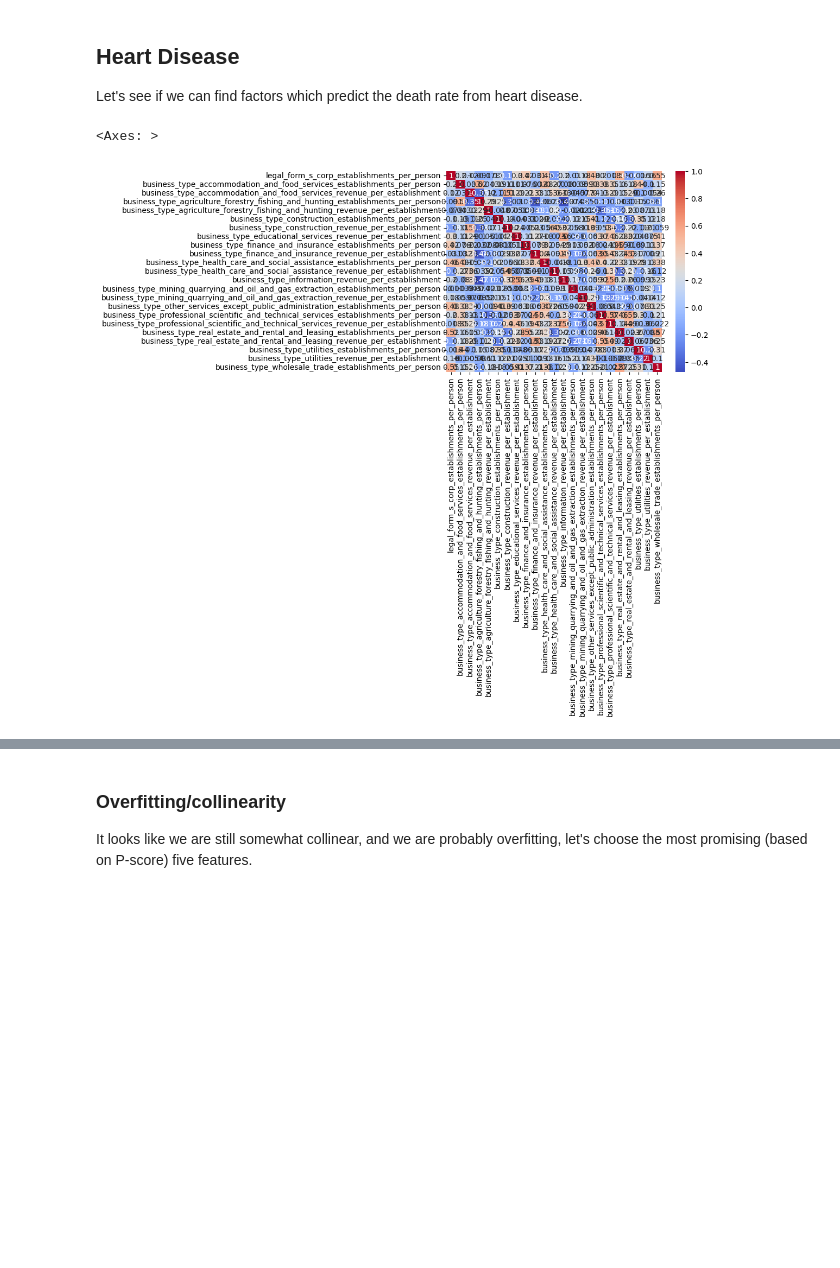
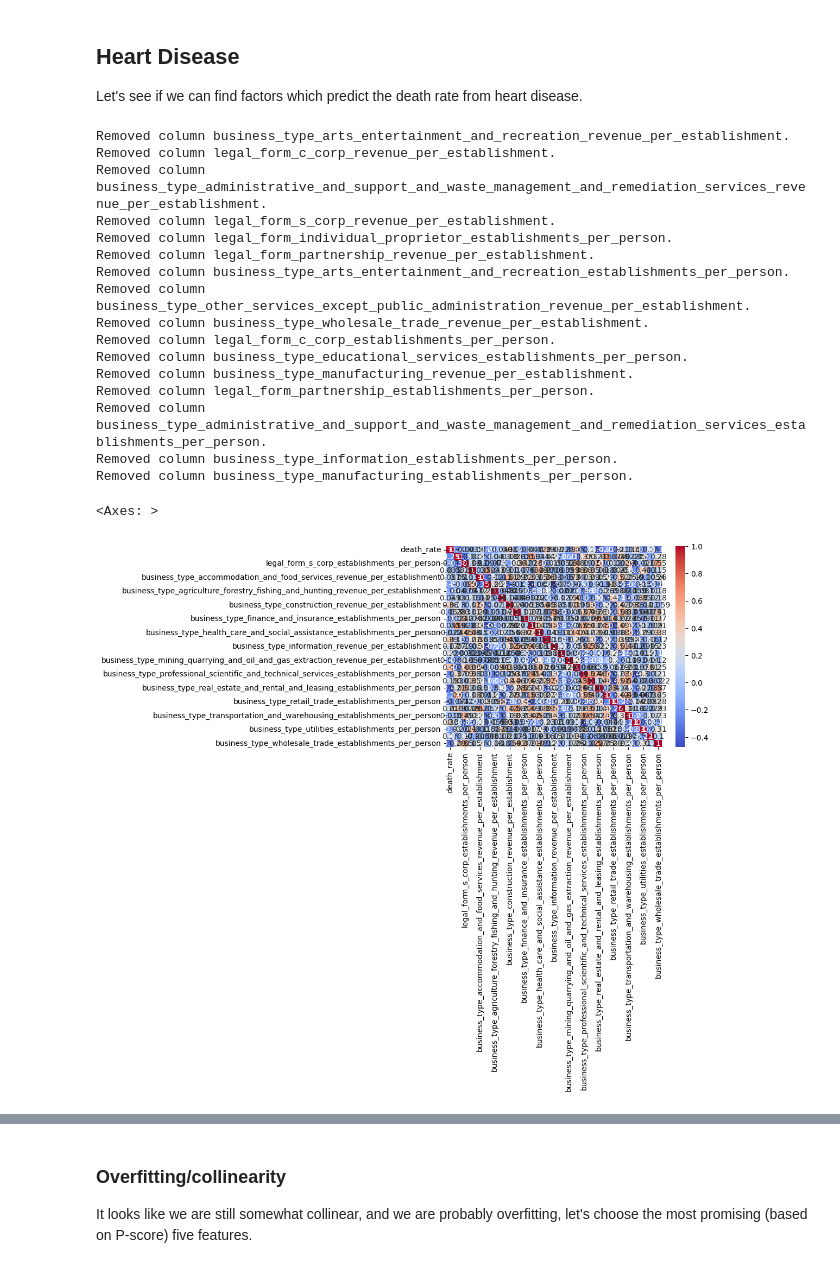
Before and after one commit to jsf80238/data_science, a Jupyter notebook: notebooks/death_rate.ipynb, the cells around one changed output, grey strips where cells are left out. Cells and saved outputs as stored; diff of their text form; code cells hidden in the pictures; blank space fills up the shorter version.

```diff
--- a/notebooks/death_rate.ipynb
+++ b/notebooks/death_rate.ipynb
@@ -578,12 +621,5 @@ business_df[~mask]
 # %%
-# So, we have _business_type_ values like '31-33' and '48-49'.
-naic_survey_dict = dict()
-with open("../data_files/naics_codes.csv", newline="") as reader:
-    csv_reader = csv.DictReader(reader)
-    for row in csv_reader:
-        if "-" in row["Code"]:
-            survey_dict[row["Code"]] = row["Name"]
-
-import pprint
-pprint.pprint(naic_survey_dict)
+for key, value in business_type_dict.items():
+    if "-" in key:
+        print(key, value)
 # %% [output]
@@ -628,7 +662,7 @@ Although somewhat arbitrary, the 2-digit codes make the most sense to me.
 
 And we need to include codes with dashes, because those will be treated as two-digit codes.
 # %%
-mask = (business_df["business_type"].str.len() == 2) | ("-" business_df["business_type"].str.contains("-"))
+mask = (business_df["business_type"].str.len() == 2) | (business_df["business_type"].str.contains("-"))
 business_df = business_df[mask]
 print(business_df.shape)
 business_df.head(2)
@@ -1268,7 +1269,7 @@ def get_non_collinear_features(
     ) -> list:
     while True:
         is_pair_found = False
-        X = this_df[feature_list]
+        X = frame[feature_list]
         correlation_matrix = X.corr()
 
         candidate_pair_list = list()
@@ -1301,20 +1302,36 @@ Let's see if we can find factors which predict the death rate from heart disease
 # %%
 threshold = 0.6  # Set the threshold for collinearity
 
 heart_disease_df = frames_by_cause_dict["Heart disease"]
 
-candidate_feature_list = [x for x in this_df.columns if is_feature(x)]
+candidate_feature_list = [x for x in heart_disease_df.columns if is_feature(x)]
 non_collinear_feature_list = get_non_collinear_features(
-    frame=frames_by_cause_dict["Heart disease"],
+    frame=heart_disease_df,
     feature_list=candidate_feature_list,
     threshold=threshold,
 )
-this_df = heart_disease_df[non_collinear_feature_list]
-correlation_matrix = this_df.corr()
+heart_disease_df = heart_disease_df[["death_rate"] + non_collinear_feature_list]
+correlation_matrix = heart_disease_df.corr()
 sns.heatmap(correlation_matrix, annot=True, cmap='coolwarm')
 # %% [output]
-<Axes: >
+Removed column business_type_arts_entertainment_and_recreation_revenue_per_establishment.
+Removed column legal_form_c_corp_revenue_per_establishment.
+Removed column business_type_administrative_and_support_and_waste_management_and_remediation_services_revenue_per_establishment.
+Removed column legal_form_s_corp_revenue_per_establishment.
+Removed column legal_form_individual_proprietor_establishments_per_person.
+Removed column legal_form_partnership_revenue_per_establishment.
+Removed column business_type_arts_entertainment_and_recreation_establishments_per_person.
+Removed column business_type_other_services_except_public_administration_revenue_per_establishment.
+Removed column business_type_wholesale_trade_revenue_per_establishment.
+Removed column legal_form_c_corp_establishments_per_person.
+Removed column business_type_educational_services_establishments_per_person.
+Removed column business_type_manufacturing_revenue_per_establishment.
+Removed column legal_form_partnership_establishments_per_person.
+Removed column business_type_administrative_and_support_and_waste_management_and_remediation_services_establishments_per_person.
+Removed column business_type_information_establishments_per_person.
+Removed column business_type_manufacturing_establishments_per_person.
+<Axes: >
-[figure, old version]
+[figure, new version]
 # %%
 # Now that we have removed collinearity ...
 
```
Also changed, not shown: parts of 44 cells of this notebook.
